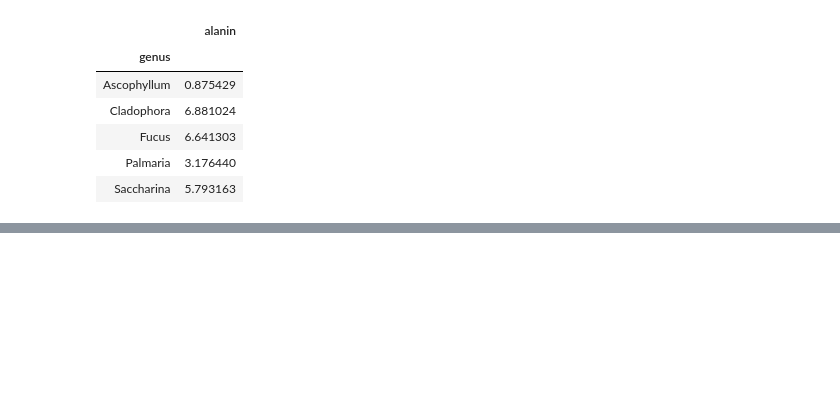
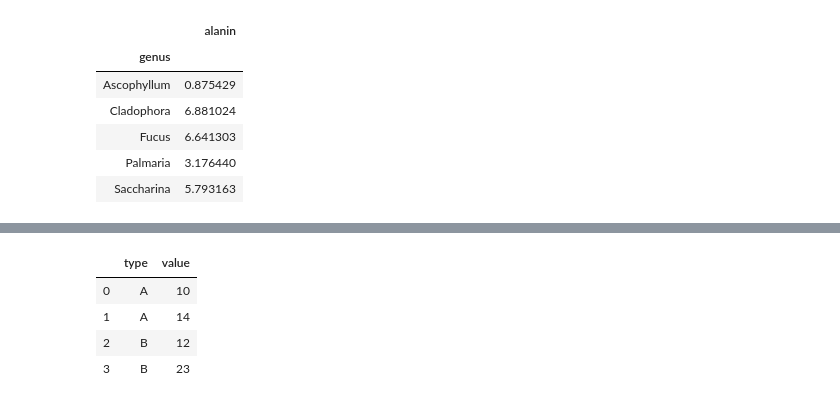
Before and after one commit to nealkafree/python, a Jupyter notebook: DataScienceCourse/datanotebook.ipynb, the cells around one changed output, grey strips where cells are left out. Drawn from its saved outputs; the diff is of its cells as text; code cells hidden in the pictures; blank space fills up the shorter version.

```diff
--- a/DataScienceCourse/datanotebook.ipynb
+++ b/DataScienceCourse/datanotebook.ipynb
@@ -188,0 +199,10 @@ concentrations.groupby('group')
+# %%
+d = {'type': ['A', 'A', 'B', 'B'], 'value': [10, 14, 12, 23]}
+my_data = pd.DataFrame(data=d)
+my_data
+# %% [output]
+|  | type | value |
+| 0 | A | 10 |
+| 1 | A | 14 |
+| 2 | B | 12 |
+| 3 | B | 23 |
```
Also changed, not shown: parts of 19 cells of this notebook, 6 other files.
